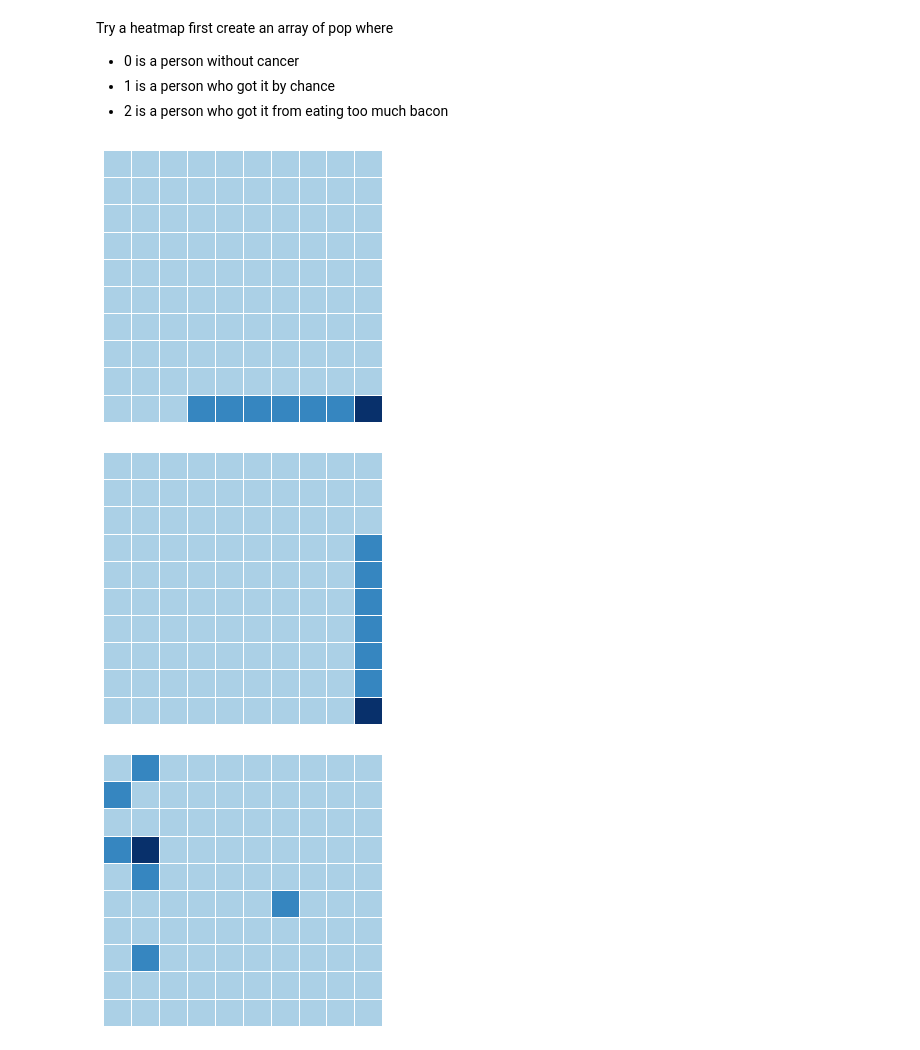
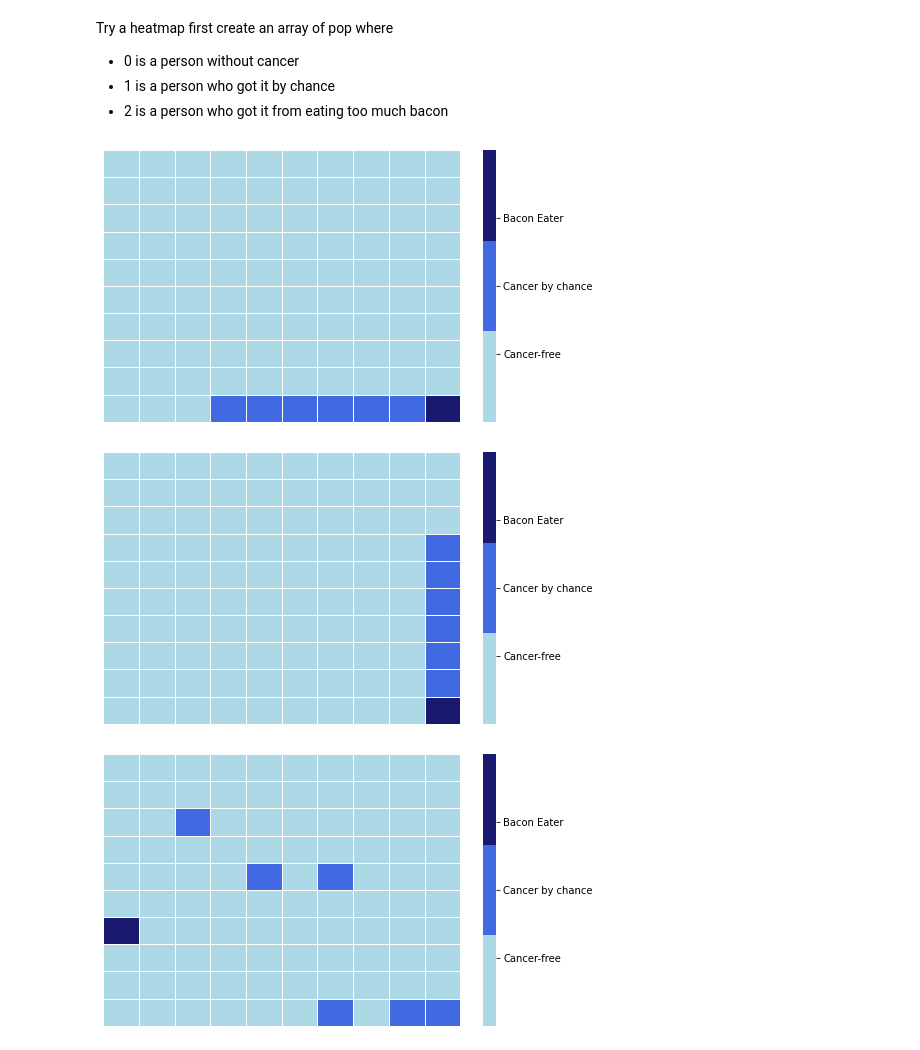
Before and after one commit to alanjones2/Alan-Jones-article-code, a Jupyter notebook: riskviz/risk.ipynb, the cells around one changed output. Cells and saved outputs as stored; diff of their text form; code cells hidden in the pictures.

```diff
--- a/riskviz/risk.ipynb
+++ b/riskviz/risk.ipynb
@@ -64,50 +64,65 @@ a1.extend(a3)
 b = np.array(a1).reshape((10,10))
 # %%
 # Plot the grid as a heat map in Seaborn
-fig, ax = plt.subplots(figsize=(5,5))
+fig, ax = plt.subplots(figsize=(8,5))
 sns.heatmap(b,
             linewidths=0.5,
-            cbar=False,
             yticklabels=False,
             xticklabels=False,
-            cmap='Blues',
-            center=0.5)
+            cmap=['lightblue','royalblue','midnightblue']
+)
+
+# Customize legend
+colorbar = ax.collections[0].colorbar
+colorbar.set_ticks([0.5,1,1.5])
+colorbar.set_ticklabels(['Cancer-free','Cancer by chance','Bacon Eater'])
+
+
 
 pass;
 # %% [output]
-[figure, old version]
+[figure, new version]
 # %%
 # Plot the grid as a heat map in Seaborn
 # other way round
-fig, ax = plt.subplots(figsize=(5,5))
+fig, ax = plt.subplots(figsize=(8,5))
 sns.heatmap(b.T,
             linewidths=0.5,
-            cbar=False,
             yticklabels=False,
             xticklabels=False,
-            cmap='Blues',
-            center=0.5)
+            cmap=['lightblue','royalblue','midnightblue']
+            )
+
+# Customize legend
+colorbar = ax.collections[0].colorbar
+colorbar.set_ticks([0.5,1,1.5])
+colorbar.set_ticklabels(['Cancer-free','Cancer by chance','Bacon Eater'])
 
 pass;
 # %% [output]
-[figure, old version]
+[figure, new version]
 # %%
 # Shuffle the data and redraw
 
 random.shuffle(a1)
 b2 = np.array(a1).reshape((10,10))
-fig, ax = plt.subplots(figsize=(5,5))
+fig, ax = plt.subplots(figsize=(8,5))
 sns.heatmap(b2,
             linewidths=0.5,
-            cbar=False,
             yticklabels=False,
             xticklabels=False,
-            cmap='Blues',
-            center=0.5)
+            cmap=['lightblue','royalblue','midnightblue']
+            )
+
+# Customize legend
+colorbar = ax.collections[0].colorbar
+colorbar.set_ticks([0.5,1,1.5])
+colorbar.set_ticklabels(['Cancer-free','Cancer by chance','Bacon Eater'])
+
 
 pass;
 # %% [output]
-[figure, old version]
+[figure, new version]
 # %%
 # Use icons to represent people and draw them in an HTML table
 
```
Also changed, not shown: parts of 1 cell of this notebook.
